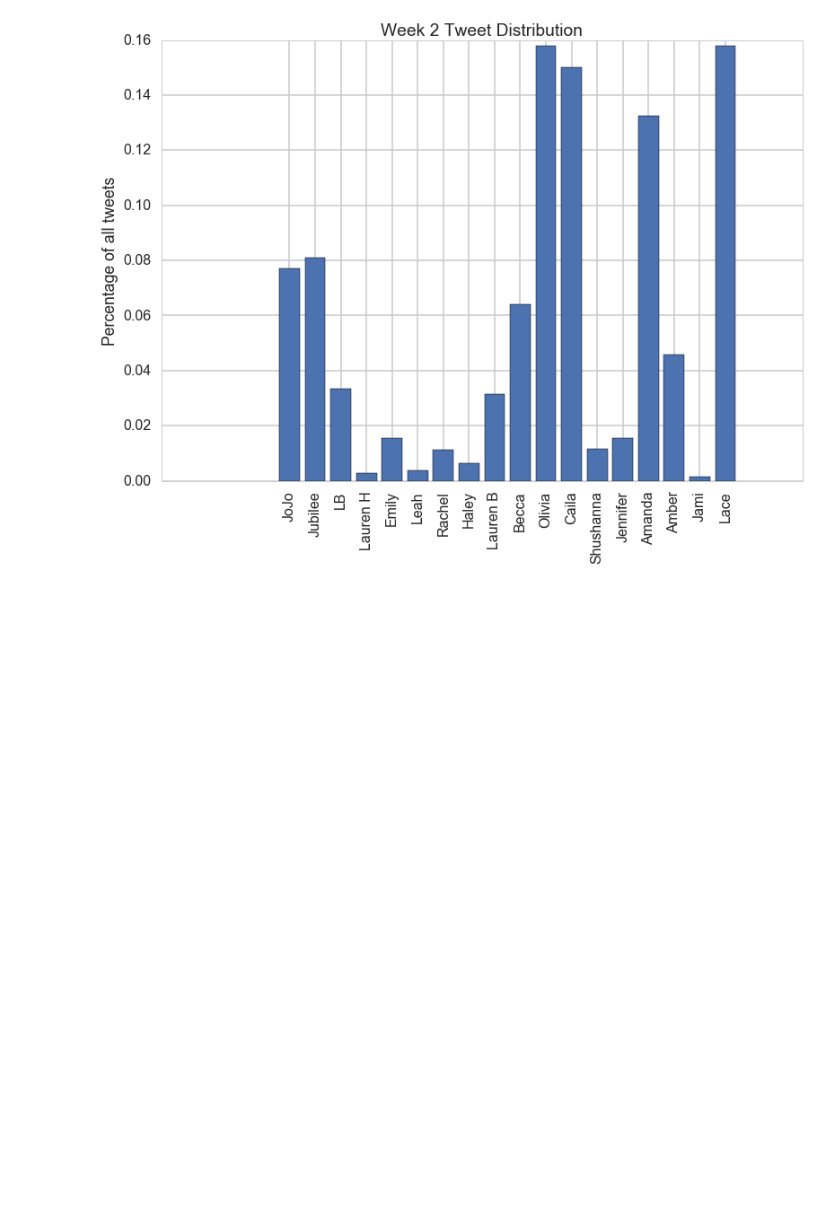
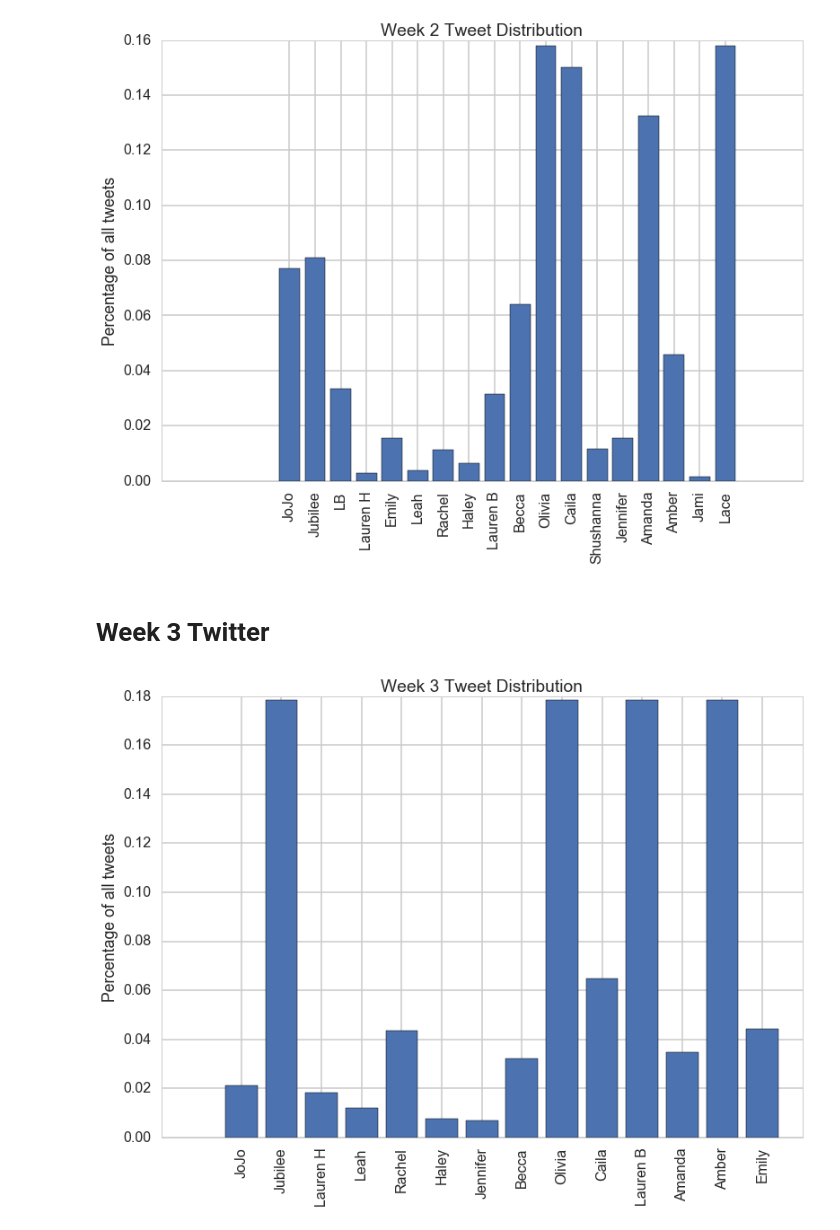
Before and after one commit to dcusworth/WAR_of_the_Roses, a Jupyter notebook: Twitter_API.ipynb, the cells around one changed output. Drawn from its saved outputs; the diff is of its cells as text; code cells hidden in the pictures; blank space fills up the shorter version.

Commit message:
Ran week 3 tweets

```diff
--- a/Twitter_API.ipynb
+++ b/Twitter_API.ipynb
@@ -199,3 +199,49 @@ plt.ylabel("Percentage of all tweets")
 plt.show()
 # %% [output]
 [figure]
+# %% [markdown]
+# Week 3 Twitter
+# %%
+contestants = ["JoJo", "Caila", "Olivia", "Amanda", "Jubilee", \
+               "Lauren B", "Leah", "Becca", "Rachel",  "Jennifer", \
+               "Emily",  "Lauren H",  "Haley", "Amber"]
+
+week3_tweets = {}
+
+for cont in contestants:
+    npage = scrape_page("2016-01-18", "2016-01-20", cont, pages_to_scroll=100)
+
+    soup = BeautifulSoup(npage, "html.parser")
+    user_tweets = soup.find_all("p", attrs={"class": "TweetTextSize"})
+
+    each_tweet = [uu.get_text() for uu in user_tweets]
+    N = len(each_tweet)
+
+    week3_tweets.update({cont:N})
+# %%
+#Convert to share
+week3_share = {}
+N = np.sum(week3_tweets.values())
+for cont in week3_tweets.keys():
+    week3_share.update({cont:week3_tweets[cont] / float(N)})
+
+#Normalize 0 to 1 scale
+tMAX = np.max(week3_tweets.values())
+tMIN = np.min(week3_tweets.values())
+week3_normalize = {}
+for cont in week3_tweets.keys():
+    week3_normalize.update({cont: (week3_tweets[cont] - tMIN) / float(tMAX - tMIN)})
+
+with open('week3.json', 'w') as fp:
+    json.dump(week3_share, fp)
+
+with open('week3n.json', 'w') as fp:
+    json.dump(week3_normalize, fp)
+# %%
+plt.bar(range(len(week3_share)), week3_share.values(), align="center")
+plt.xticks(range(len(week3_share)), week3_share.keys(), rotation=90)
+plt.title("Week 3 Tweet Distribution")
+plt.ylabel("Percentage of all tweets")
+plt.show()
+# %% [output]
+[figure, added]
```
Also changed, not shown: parts of 1 cell of this notebook, 2 other files.
